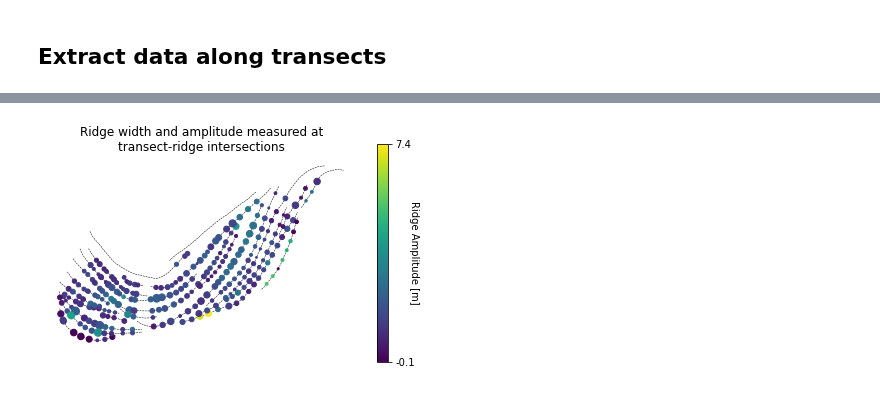
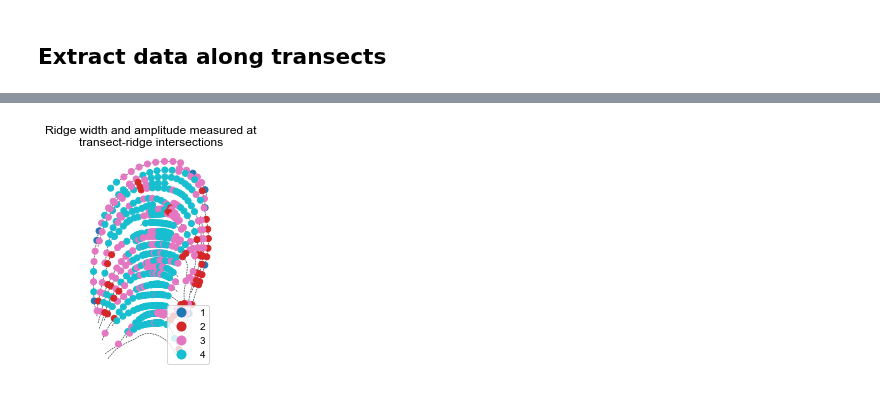
Before and after one commit to tamu-edu/scrollstats, a Jupyter notebook: RidgeMetricDevelopment.ipynb, the cells around one changed output, grey strips where cells are left out. Drawn from its saved outputs; the diff is of its cells as text; code cells hidden in the pictures.

```diff
--- a/RidgeMetricDevelopment.ipynb
+++ b/RidgeMetricDevelopment.ipynb
@@ -9,7 +9,11 @@ import pandas as pd
 from shapely.geometry import LineString, Point
 from shapely.errors import ShapelyDeprecationWarning
 import matplotlib.pyplot as plt
+plt.rcParams["figure.facecolor"] = "white"
+plt.rcParams["axes.facecolor"] = "white"
+plt.rcParams["font.family"] = "Arial"
 from scipy import ndimage
 
 from scrollstats.config import DB_PW
 from scrollstats import BendDataset, calculate_ridge_metrics, calc_dist
+from scrollstats import BendDataExtractor, TransectDataExtractor, RidgeDataExtractor
@@ -16,9 +45,9 @@ from scrollstats import BendDataset, calculate_ridge_metrics, calc_dist
 # %%
-bend_id = "LBR_025"
+bend_id = "LBR_077"
 
 # Get rasters
-dem = rasterio.open("/Users/avan/FLUD/BrazosScrolls/data/raster/dem/sb_1_025_clip.tif")
-bin_raster = rasterio.open("/Users/avan/FLUD/BrazosScrolls/data/r10/agreement-clip-denoise/sb_1_025_agreement_45px_binclass_clip_dn_Buff100m_SmFt500m_ET80p.tif")
+dem = rasterio.open(raster_paths[bend_id]["dem"])
+bin_raster = rasterio.open(raster_paths[bend_id]["bin"])
 
 # Get vectors
 bend_ds = BendDataset(bend_id)
@@ -31,6 +60,6 @@ with warnings.catch_warnings():
     warnings.simplefilter("ignore", ShapelyDeprecationWarning)
     rich_transects, itx = calculate_ridge_metrics(transects, bin_raster, dem, ridges)
 
-rich_transects.head()
+itx = itx.loc[bend_id]
 # %% [output]
 Started BDE
@@ -59,0 +89,18 @@ Started TDE for t_048
+# %%
+fig, ax = plt.subplots(1,1, figsize=(7,4))
+
+itx.plot(ax=ax, column="ridge_amp", markersize="ridge_width", legend=True, missing_kwds={"edgecolor":"k", "facecolor":"None"})
+# itx.plot(ax=ax, markersize="ridge_width", facecolor=None)
+ridges.plot(ax=ax, color="k", ls="--", lw=0.5, zorder=0)
+t.plot(ax=ax, color="k")
+
+
+cbar = fig.axes[1]
+min_max = itx["ridge_amp"].quantile([0,1])
+cbar.set_yticks(min_max, labels = np.round(min_max, 1))
+
+cbar.set_ylabel("Ridge Amplitude [m]", rotation=270)
+
+ax.set_title(f"{bend_id}: Ridge width and amplitude")
+ax.set_axis_off()
+plt.savefig(f"/Users/avan/FLUD/BrazosScrolls/figures/{bend_id}_HighAmplitude.png", dpi=300)
@@ -60,17 +210,17 @@ Started TDE for t_048
 # %%
 fig, ax = plt.subplots(1,1, figsize=(7,4))
 
-itx.plot(ax=ax, column="ridge_amp", markersize="ridge_width", legend=True)
+itx.plot(ax=ax, categorical=True, column="metric_confidence", legend=True)
 ridges.plot(ax=ax, color="k", ls="--", lw=0.5, zorder=0)
 
-cbar = fig.axes[1]
-min_max = itx["ridge_amp"].quantile([0,1])
-cbar.set_yticks(min_max, labels = np.round(min_max, 1))
+# cbar = fig.axes[1]
+# min_max = itx["ridge_amp"].quantile([0,1])
+# cbar.set_yticks(min_max, labels = np.round(min_max, 1))
 
 cbar.set_ylabel("Ridge Amplitude [m]", rotation=270)
 
 ax.set_title("Ridge width and amplitude measured at\ntransect-ridge intersections")
 ax.set_axis_off()
 # plt.savefig("/Users/avan/FLUD/BrazosScrolls/figures/WidthAndAmpAtItx_newmethod.png", dpi=300)
 # %% [output]
-[figure, old version]
+[figure, new version]
```
Also changed, not shown: parts of 14 cells of this notebook.
